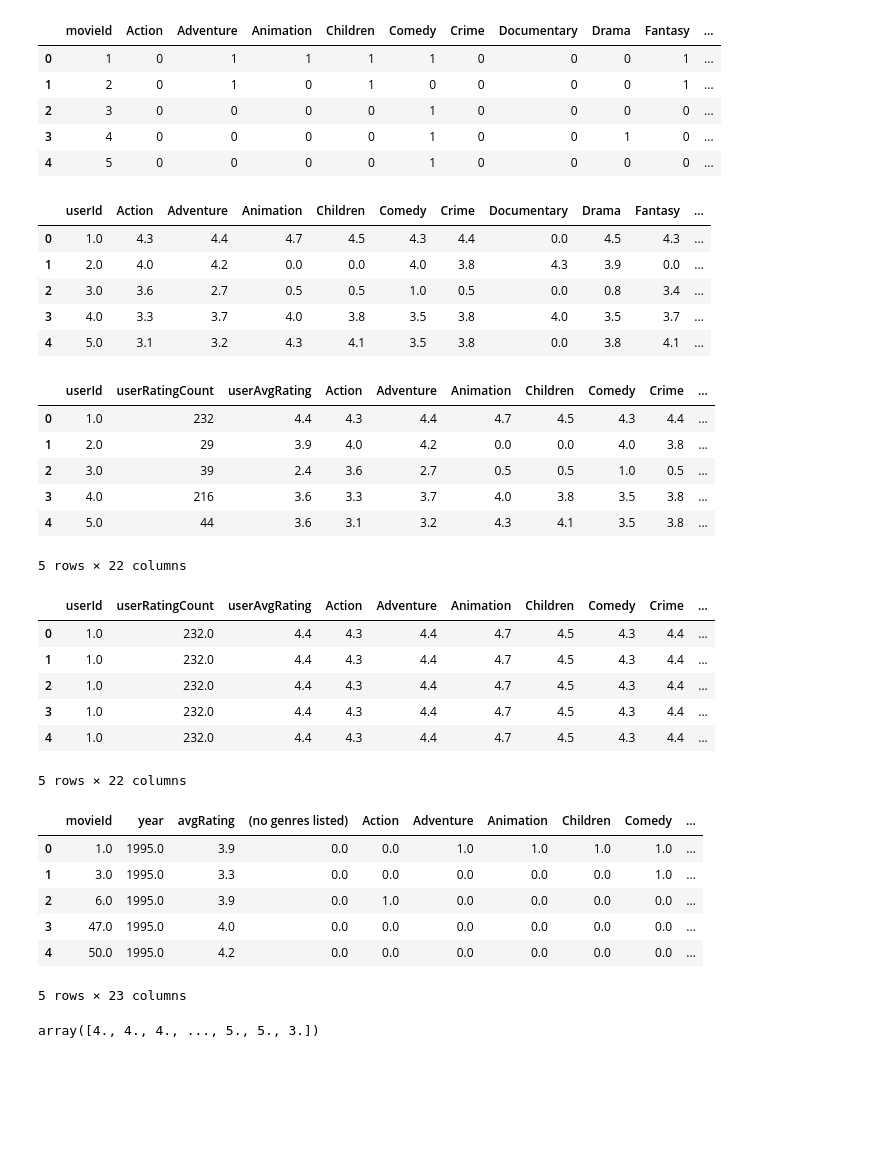
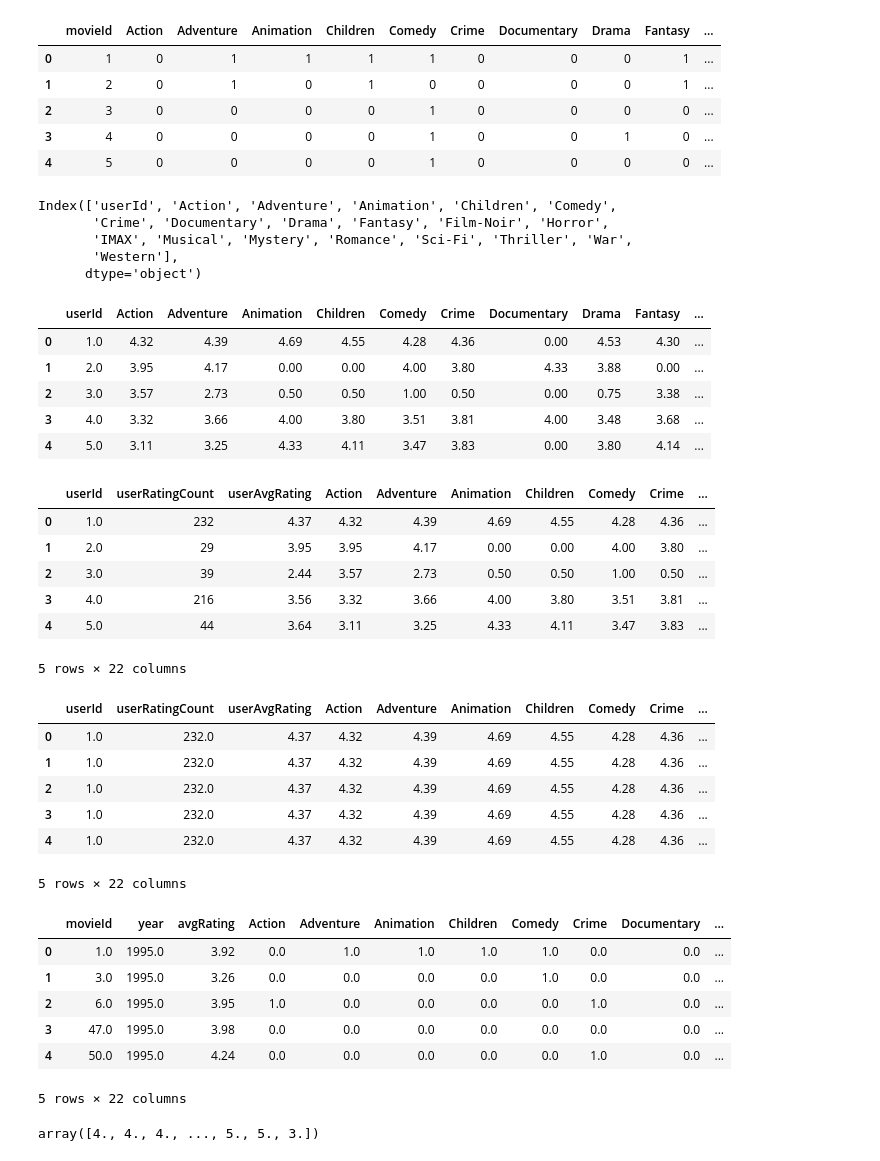
Before and after one commit to Darklaneanjana/FDM_Mini_Project, a Jupyter notebook: Movie_Recommender.ipynb, the cells around one changed output. Cells and saved outputs as stored; diff of their text form; code cells hidden in the pictures; blank space fills up the shorter version.

```diff
--- a/Movie_Recommender.ipynb
+++ b/Movie_Recommender.ipynb
@@ -1,6 +1,7 @@
 # %%
 #Importing libraries
 
+import joblib
 import numpy as np
 import pandas as pd
 import tensorflow as tf
@@ -10,5 +11,5 @@ from sklearn.model_selection import train_test_split
 
 # tabulate to neatly print tables
 import tabulate
-pd.set_option("display.precision", 1)
+pd.set_option("display.precision", 2)
 # %% [markdown]
@@ -124,6 +129,14 @@ mmovieDF.head()
 # %%
 # Initializing the movie vector
 userVector = pd.DataFrame(columns= ['userId'] + list(cols[4:]))
+# %%
+userVector.columns
+# %% [output]
+Index(['userId', 'Action', 'Adventure', 'Animation', 'Children', 'Comedy',
+       'Crime', 'Documentary', 'Drama', 'Fantasy', 'Film-Noir', 'Horror',
+       'IMAX', 'Musical', 'Mystery', 'Romance', 'Sci-Fi', 'Thriller', 'War',
+       'Western'],
+      dtype='object')
 # %%
 # get max userId
 n = rateDF['userId'].max()
@@ -151,11 +164,11 @@ del mmovieDF
 userVector.head()
 # %% [output]
 |  | userId | Action | Adventure | Animation | Children | Comedy | Crime | Documentary | Drama | Fantasy | ... |
-| 0 | 1.0 | 4.3 | 4.4 | 4.7 | 4.5 | 4.3 | 4.4 | 0.0 | 4.5 | 4.3 | ... |
-| 1 | 2.0 | 4.0 | 4.2 | 0.0 | 0.0 | 4.0 | 3.8 | 4.3 | 3.9 | 0.0 | ... |
-| 2 | 3.0 | 3.6 | 2.7 | 0.5 | 0.5 | 1.0 | 0.5 | 0.0 | 0.8 | 3.4 | ... |
-| 3 | 4.0 | 3.3 | 3.7 | 4.0 | 3.8 | 3.5 | 3.8 | 4.0 | 3.5 | 3.7 | ... |
-| 4 | 5.0 | 3.1 | 3.2 | 4.3 | 4.1 | 3.5 | 3.8 | 0.0 | 3.8 | 4.1 | ... |
+| 0 | 1.0 | 4.32 | 4.39 | 4.69 | 4.55 | 4.28 | 4.36 | 0.00 | 4.53 | 4.30 | ... |
+| 1 | 2.0 | 3.95 | 4.17 | 0.00 | 0.00 | 4.00 | 3.80 | 4.33 | 3.88 | 0.00 | ... |
+| 2 | 3.0 | 3.57 | 2.73 | 0.50 | 0.50 | 1.00 | 0.50 | 0.00 | 0.75 | 3.38 | ... |
+| 3 | 4.0 | 3.32 | 3.66 | 4.00 | 3.80 | 3.51 | 3.81 | 4.00 | 3.48 | 3.68 | ... |
+| 4 | 5.0 | 3.11 | 3.25 | 4.33 | 4.11 | 3.47 | 3.83 | 0.00 | 3.80 | 4.14 | ... |
 # %%
 # join userVector with userDF
 userVector = userVector.join(userDF.set_index("userId"), on="userId")
@@ -165,39 +178,41 @@ cols = list(userVector.columns)
 userVector = userVector[cols[0:1] + cols[-2:] + cols[1:-2] ]
 
 del userDF
+userVector.to_csv("userVector.csv", index=False)
 userVector.head()
 # %% [output]
 |  | userId | userRatingCount | userAvgRating | Action | Adventure | Animation | Children | Comedy | Crime | ... |
-| 0 | 1.0 | 232 | 4.4 | 4.3 | 4.4 | 4.7 | 4.5 | 4.3 | 4.4 | ... |
-| 1 | 2.0 | 29 | 3.9 | 4.0 | 4.2 | 0.0 | 0.0 | 4.0 | 3.8 | ... |
-| 2 | 3.0 | 39 | 2.4 | 3.6 | 2.7 | 0.5 | 0.5 | 1.0 | 0.5 | ... |
-| 3 | 4.0 | 216 | 3.6 | 3.3 | 3.7 | 4.0 | 3.8 | 3.5 | 3.8 | ... |
-| 4 | 5.0 | 44 | 3.6 | 3.1 | 3.2 | 4.3 | 4.1 | 3.5 | 3.8 | ... |
+| 0 | 1.0 | 232 | 4.37 | 4.32 | 4.39 | 4.69 | 4.55 | 4.28 | 4.36 | ... |
+| 1 | 2.0 | 29 | 3.95 | 3.95 | 4.17 | 0.00 | 0.00 | 4.00 | 3.80 | ... |
+| 2 | 3.0 | 39 | 2.44 | 3.57 | 2.73 | 0.50 | 0.50 | 1.00 | 0.50 | ... |
+| 3 | 4.0 | 216 | 3.56 | 3.32 | 3.66 | 4.00 | 3.80 | 3.51 | 3.81 | ... |
+| 4 | 5.0 | 44 | 3.64 | 3.11 | 3.25 | 4.33 | 4.11 | 3.47 | 3.83 | ... |
 5 rows × 22 columns
 # %%
 # Left Joining Ratings with User vector
-userVector = rateDF[['userId']].join(userVector.set_index("userId"), on="userId").astype('float32')
+userVector = rateDF[['userId']].join(userVector.set_index("userId"), on="userId").astype('float64')
 userVector.head()
 # %% [output]
 |  | userId | userRatingCount | userAvgRating | Action | Adventure | Animation | Children | Comedy | Crime | ... |
-| 0 | 1.0 | 232.0 | 4.4 | 4.3 | 4.4 | 4.7 | 4.5 | 4.3 | 4.4 | ... |
-| 1 | 1.0 | 232.0 | 4.4 | 4.3 | 4.4 | 4.7 | 4.5 | 4.3 | 4.4 | ... |
-| 2 | 1.0 | 232.0 | 4.4 | 4.3 | 4.4 | 4.7 | 4.5 | 4.3 | 4.4 | ... |
-| 3 | 1.0 | 232.0 | 4.4 | 4.3 | 4.4 | 4.7 | 4.5 | 4.3 | 4.4 | ... |
-| 4 | 1.0 | 232.0 | 4.4 | 4.3 | 4.4 | 4.7 | 4.5 | 4.3 | 4.4 | ... |
+| 0 | 1.0 | 232.0 | 4.37 | 4.32 | 4.39 | 4.69 | 4.55 | 4.28 | 4.36 | ... |
+| 1 | 1.0 | 232.0 | 4.37 | 4.32 | 4.39 | 4.69 | 4.55 | 4.28 | 4.36 | ... |
+| 2 | 1.0 | 232.0 | 4.37 | 4.32 | 4.39 | 4.69 | 4.55 | 4.28 | 4.36 | ... |
+| 3 | 1.0 | 232.0 | 4.37 | 4.32 | 4.39 | 4.69 | 4.55 | 4.28 | 4.36 | ... |
+| 4 | 1.0 | 232.0 | 4.37 | 4.32 | 4.39 | 4.69 | 4.55 | 4.28 | 4.36 | ... |
 5 rows × 22 columns
 # %%
 # Left Joining Ratings with Movie vector
-movieVector = rateDF[['movieId']].join(movieVector.set_index("movieId"), on="movieId").astype('float32')
+movieVector = rateDF[['movieId']].join(movieVector.set_index("movieId"), on="movieId").astype('float64')
+movieVector.drop(columns=['(no genres listed)'], inplace=True)
 movieVector.head()
 # %% [output]
-|  | movieId | year | avgRating | (no genres listed) | Action | Adventure | Animation | Children | Comedy | ... |
-| 0 | 1.0 | 1995.0 | 3.9 | 0.0 | 0.0 | 1.0 | 1.0 | 1.0 | 1.0 | ... |
-| 1 | 3.0 | 1995.0 | 3.3 | 0.0 | 0.0 | 0.0 | 0.0 | 0.0 | 1.0 | ... |
-| 2 | 6.0 | 1995.0 | 3.9 | 0.0 | 1.0 | 0.0 | 0.0 | 0.0 | 0.0 | ... |
-| 3 | 47.0 | 1995.0 | 4.0 | 0.0 | 0.0 | 0.0 | 0.0 | 0.0 | 0.0 | ... |
-| 4 | 50.0 | 1995.0 | 4.2 | 0.0 | 0.0 | 0.0 | 0.0 | 0.0 | 0.0 | ... |
+|  | movieId | year | avgRating | Action | Adventure | Animation | Children | Comedy | Crime | Documentary | ... |
+| 0 | 1.0 | 1995.0 | 3.92 | 0.0 | 1.0 | 1.0 | 1.0 | 1.0 | 0.0 | 0.0 | ... |
+| 1 | 3.0 | 1995.0 | 3.26 | 0.0 | 0.0 | 0.0 | 0.0 | 1.0 | 0.0 | 0.0 | ... |
+| 2 | 6.0 | 1995.0 | 3.95 | 1.0 | 0.0 | 0.0 | 0.0 | 0.0 | 1.0 | 0.0 | ... |
+| 3 | 47.0 | 1995.0 | 3.98 | 0.0 | 0.0 | 0.0 | 0.0 | 0.0 | 0.0 | 0.0 | ... |
+| 4 | 50.0 | 1995.0 | 4.24 | 0.0 | 0.0 | 0.0 | 0.0 | 0.0 | 1.0 | 0.0 | ... |
-5 rows × 23 columns
+5 rows × 22 columns
 # %%
 # Y is the rating
 y_train = rateDF['rating'].values
```
Also changed, not shown: parts of 40 cells of this notebook, 14 other files.
